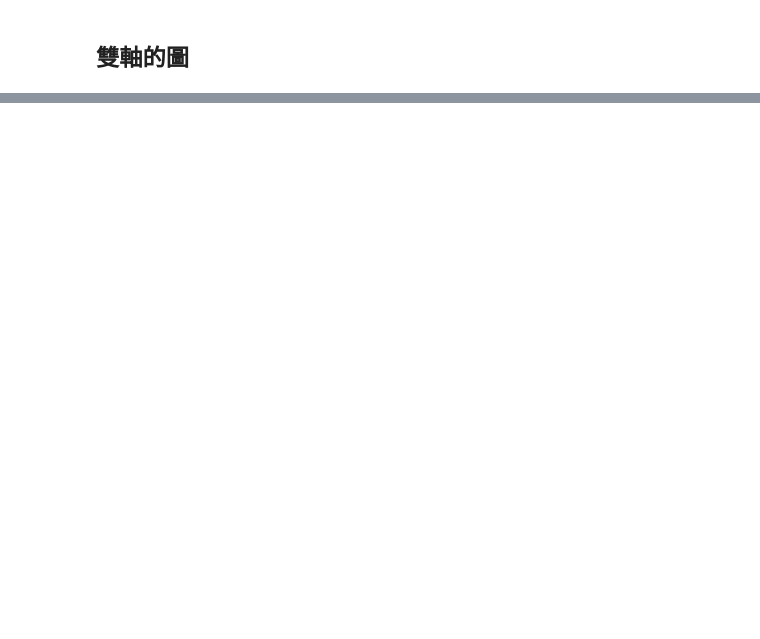
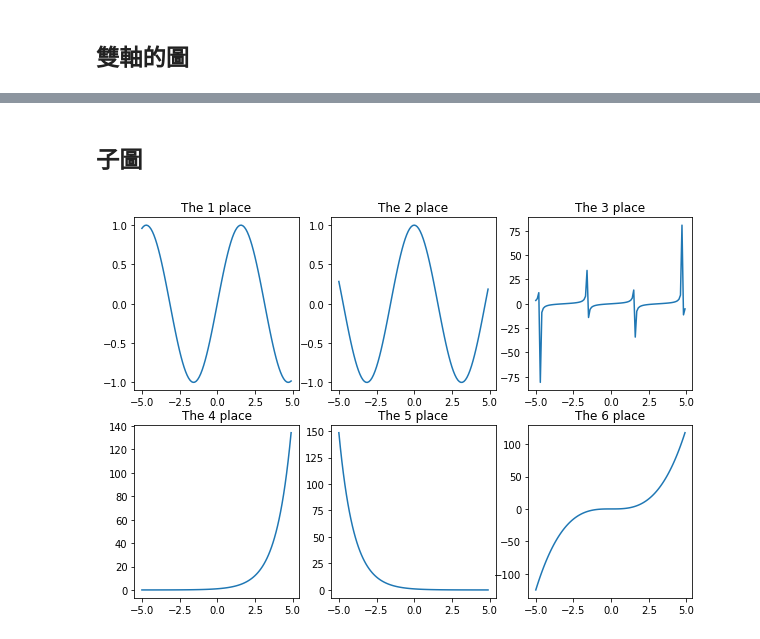
Before and after one commit to yurei79601/PythonNotes, a Jupyter notebook: plot_notes/matplotlib_examples.ipynb, the cells around one changed output, grey strips where cells are left out. Cells and saved outputs as stored; diff of their text form; code cells hidden in the pictures; blank space fills up the shorter version.

```diff
--- a/plot_notes/matplotlib_examples.ipynb
+++ b/plot_notes/matplotlib_examples.ipynb
@@ -87,0 +123,15 @@ plt.show()
+# %% [markdown]
+## 子圖
+# %%
+plt.figure(figsize=(10, 7))
+
+x_list = np.arange(-5, 5, 0.1)
+function_list = [np.sin, np.cos, np.tan, np.exp, lambda x: np.exp(-x), lambda x: x**3]
+
+for i, f in zip(range(1, 7), function_list):
+    plt.subplot(2, 3, i)
+    plt.title(f"The {i} place")
+    plt.plot(x_list, f(x_list))
+plt.show()
+# %% [output]
+[figure, added]
```
Also changed, not shown: parts of 7 cells of this notebook.
